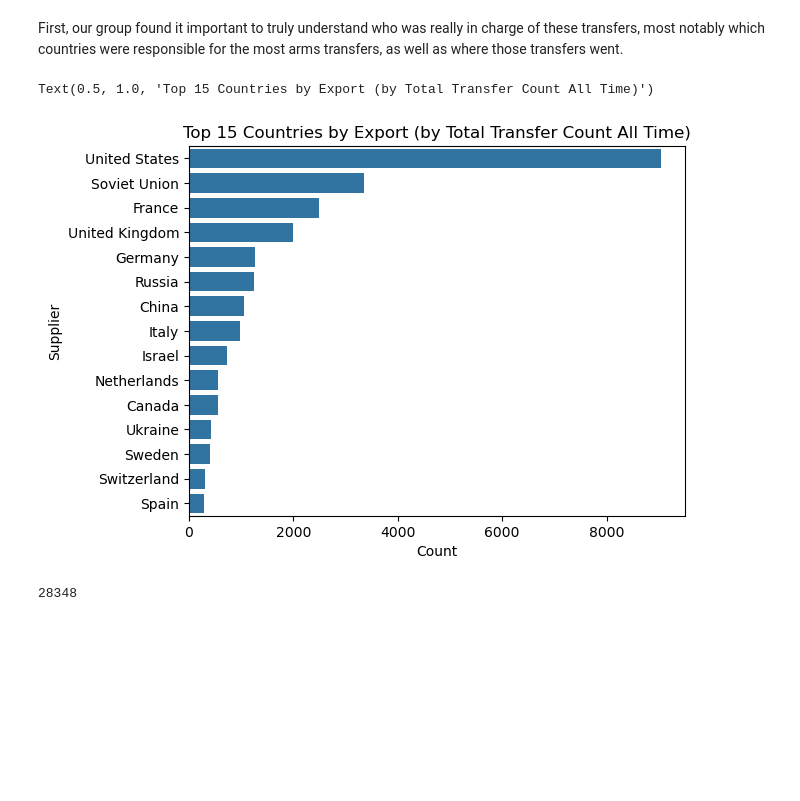
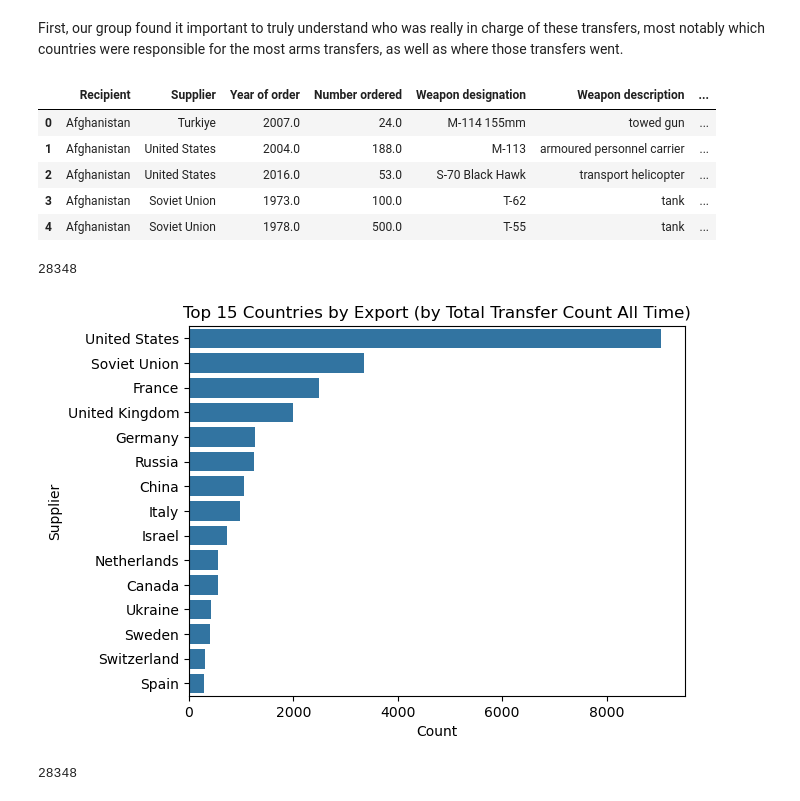
Before and after one commit to Maodougie25/SIPRI-Arms-Trade-Group-Project--, a Jupyter notebook: question2.ipynb, the cells around one changed output. Saved outputs shown, nothing was run; the diff lists cells and outputs as text; code cells hidden in the pictures; blank space fills up the shorter version.

```diff
--- a/question2.ipynb
+++ b/question2.ipynb
@@ -15,3 +15,12 @@ import numpy as np
 data = pd.read_csv('trade-register.csv', encoding='latin-1', skiprows = 11)
 data = data.drop(data.columns[[3, 5, 9]], axis=1)
 data = data.drop([24139, 26822], axis=0)
+# %%
+data.head()
+# %% [output]
+|  | Recipient | Supplier | Year of order | Number ordered | Weapon designation | Weapon description | ... |
+| 0 | Afghanistan | Turkiye | 2007.0 | 24.0 | M-114 155mm | towed gun | ... |
+| 1 | Afghanistan | United States | 2004.0 | 188.0 | M-113 | armoured personnel carrier | ... |
+| 2 | Afghanistan | United States | 2016.0 | 53.0 | S-70 Black Hawk | transport helicopter | ... |
+| 3 | Afghanistan | Soviet Union | 1973.0 | 100.0 | T-62 | tank | ... |
+| 4 | Afghanistan | Soviet Union | 1978.0 | 500.0 | T-55 | tank | ... |
@@ -18,4 +30,5 @@ data = data.drop([24139, 26822], axis=0)
 # %%
+'''
 def time_period(year):
     if pd.isna(year):
         return 'Unknown'
@@ -31,6 +44,7 @@ def time_period(year):
         return '2020s'
 
 data['Time_Period'] = data['Year of order'].apply(time_period)
+'''
 
 # Top Exporters
 
@@ -45,7 +59,7 @@ plt.title('Top 15 Countries by Export (by Total Transfer Count All Time)')
 
 len(data)
 # %% [output]
-Text(0.5, 1.0, 'Top 15 Countries by Export (by Total Transfer Count All Time)')
+28348
 [figure]
 # %%
 len(data)
```
Also changed, not shown: parts of 6 cells of this notebook.
